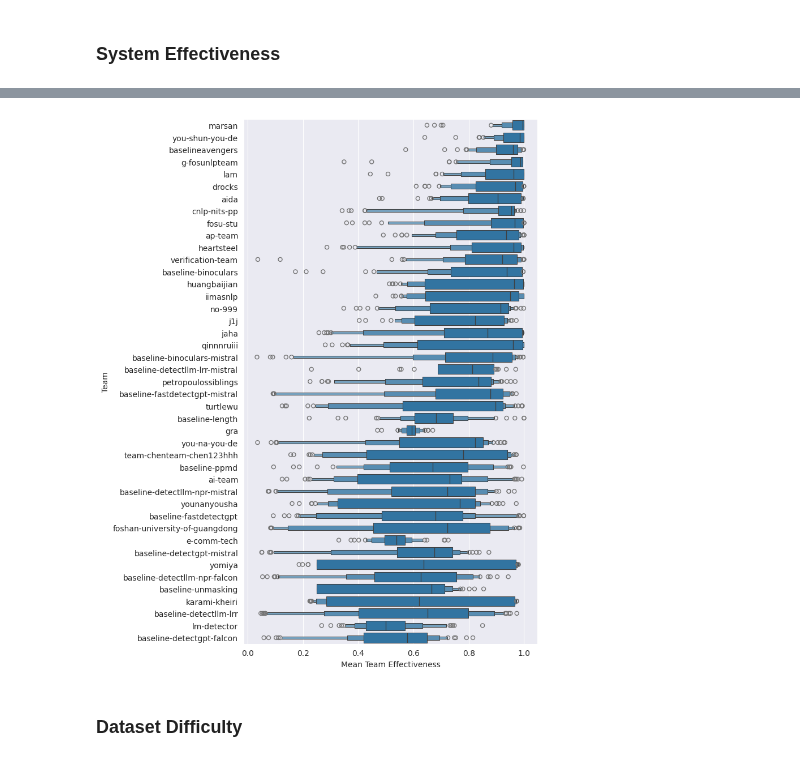
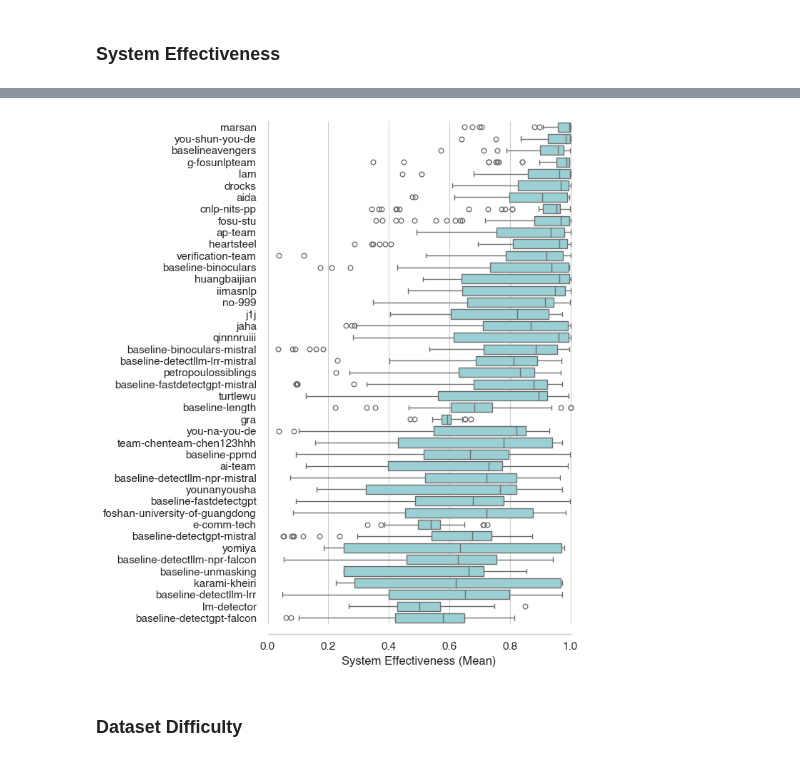
Before and after one commit to pan-webis-de/pan24-generative-ai-authorship-verification, a Jupyter notebook: pan24_task_eval/pan24-generative-authorship-evaluation.ipynb, the cells around one changed output, grey strips where cells are left out. Saved outputs shown, nothing was run; the diff lists cells and outputs as text; code cells hidden in the pictures.

Commit message:
Improve plot layout

```diff
--- a/pan24_task_eval/pan24-generative-authorship-evaluation.ipynb
+++ b/pan24_task_eval/pan24-generative-authorship-evaluation.ipynb
@@ -5,6 +6,29 @@ import numpy as np
 import pandas as pd
 import seaborn as sns
 import matplotlib.pyplot as plt
+# %%
+sns.set_context('paper', font_scale=1.25)
+sns.set_style('whitegrid')
+
+plt.rcParams['pdf.fonttype'] = 42
+plt.rcParams['font.sans-serif'] = ['Helvetica', 'Arial', 'DejaVu Sans']
+plt.rcParams['font.family'] = 'sans-serif'
+
+# Webis colours
+plt.rcParams['axes.prop_cycle'] = plt.cycler(color=[
+    '#90d7de',
+    '#9ed977',
+    '#ffab9e',
+    '#d6acfa',
+    '#ffc640',
+    '#68b4c2',
+    '#62ba61',
+    '#ff6f52',
+    '#bb86f3',
+    '#e8a01d',
+])
+
+os.makedirs('../data/eval-figures', exist_ok=True)
 # %%
 # from collections import defaultdict
 # import os
@@ -56,7 +80,7 @@ teams_to_systems = json.load(open('teams-to-systems.json'))
 datasets = {
     # dataset_name: (category, prefix, suffix)
     'pan24-generative-authorship-test-20240502-test': ('main', '', ''),
-    'pan24-generative-authorship-test-b-20240506-test': ('cross-domain', '', '-cross-domain'),
+    'pan24-generative-authorship-test-b-20240506-test': ('cross-topic', '', '-cross-topic'),
     'pan24-generative-authorship-news-test-c-20240506-test': ('unicode-full', '', '-unicode-full'),
     'pan24-generative-authorship-news-test-d-20240506-test': ('unicode-half', '', '-unicode-half'),
     # 'pan24-generative-authorship-news-test-e-20240506-test': ('german', '', '-german'),          # German was mixed into main dataset
@@ -416,13 +451,15 @@ System effectiveness (corrected):
 | lm-detector | detector | 0.492746 | 0.586458 | 0.409177 | 0.365745 | 0.381618 | 0.450436 |
 | baseline-detectgpt-falcon | baseline-detectgpt-falcon | 0.408710 | 0.526097 | 0.424739 | 0.412666 | 0.412389 | 0.438978 |
 # %%
-plt.figure(figsize=(8, 10))
-sns.boxenplot(data=df, y='team', x='mean', order=df_system_mean_adjusted.reset_index()['team']).set(xlabel='Mean Team Effectiveness', ylabel='Team')
+plt.figure(figsize=(7, 8))
+sns.boxplot(data=df, y='team', x='mean', order=df_system_mean_adjusted.reset_index()['team']).set(
+    xlabel='System Effectiveness (Mean)', ylabel=None, xlim=(-.01, 1.01))
+sns.despine(left=True, offset=10, trim=True)
 plt.tight_layout()
 plt.savefig('../data/eval-figures/team-effectiveness.pdf')
 plt.show()
 # %% [output]
-[figure, old version]
+[figure, new version]
 # %% [markdown]
 ### Dataset Difficulty
 # %%
```
Also changed, not shown: parts of 18 cells of this notebook.
